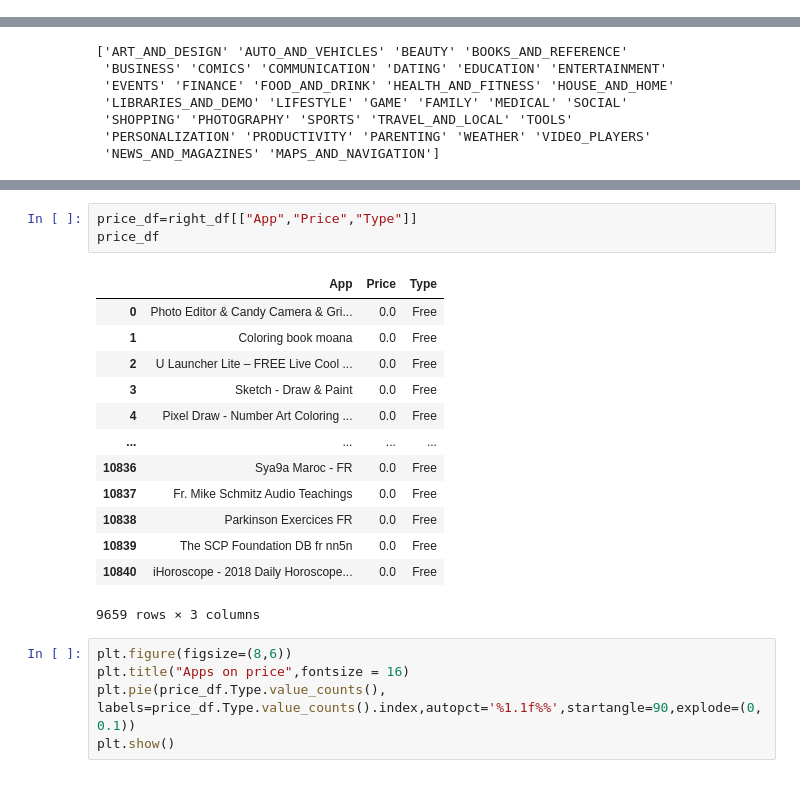
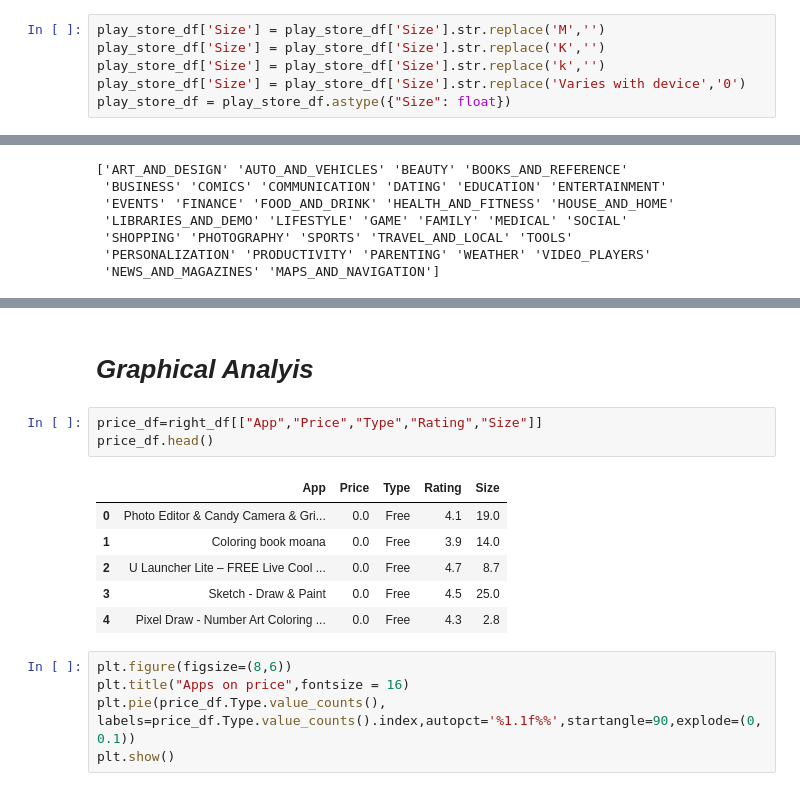
Before and after one commit to Navjotkhatri/EDA-Play-Store-App-Review-Analysis, a Jupyter notebook: EDA_Play_Store_App_Review_Analysis_Capstone_Project.ipynb, the cells around one changed output, grey strips where cells are left out. Cells and saved outputs as stored; diff of their text form.

```diff
--- a/EDA_Play_Store_App_Review_Analysis_Capstone_Project.ipynb
+++ b/EDA_Play_Store_App_Review_Analysis_Capstone_Project.ipynb
@@ -124,0 +152,6 @@ play_store_df = play_store_df.astype({"Installs": int})
+# %%
+play_store_df['Size'] = play_store_df['Size'].str.replace('M','')
+play_store_df['Size'] = play_store_df['Size'].str.replace('K','')
+play_store_df['Size'] = play_store_df['Size'].str.replace('k','')
+play_store_df['Size'] = play_store_df['Size'].str.replace('Varies with device','0')
+play_store_df = play_store_df.astype({"Size": float})
@@ -233,20 +281,15 @@ right_df.tail()
+# %% [markdown]
+# ***Graphical Analyis***
 # %%
-price_df=right_df[["App","Price","Type"]]
-price_df
+price_df=right_df[["App","Price","Type","Rating","Size"]]
+price_df.head()
 # %% [output]
-|  | App | Price | Type |
-| 0 | Photo Editor & Candy Camera & Gri... | 0.0 | Free |
-| 1 | Coloring book moana | 0.0 | Free |
-| 2 | U Launcher Lite – FREE Live Cool ... | 0.0 | Free |
-| 3 | Sketch - Draw & Paint | 0.0 | Free |
-| 4 | Pixel Draw - Number Art Coloring ... | 0.0 | Free |
-| ... | ... | ... | ... |
-| 10836 | Sya9a Maroc - FR | 0.0 | Free |
-| 10837 | Fr. Mike Schmitz Audio Teachings | 0.0 | Free |
-| 10838 | Parkinson Exercices FR | 0.0 | Free |
-| 10839 | The SCP Foundation DB fr nn5n | 0.0 | Free |
-| 10840 | iHoroscope - 2018 Daily Horoscope... | 0.0 | Free |
+|  | App | Price | Type | Rating | Size |
+| 0 | Photo Editor & Candy Camera & Gri... | 0.0 | Free | 4.1 | 19.0 |
+| 1 | Coloring book moana | 0.0 | Free | 3.9 | 14.0 |
+| 2 | U Launcher Lite – FREE Live Cool ... | 0.0 | Free | 4.7 | 8.7 |
+| 3 | Sketch - Draw & Paint | 0.0 | Free | 4.5 | 25.0 |
+| 4 | Pixel Draw - Number Art Coloring ... | 0.0 | Free | 4.3 | 2.8 |
-9659 rows × 3 columns
 # %%
 plt.figure(figsize=(8,6))
 plt.title("Apps on price",fontsize = 16)
```
Also changed, not shown: parts of 38 cells of this notebook.
